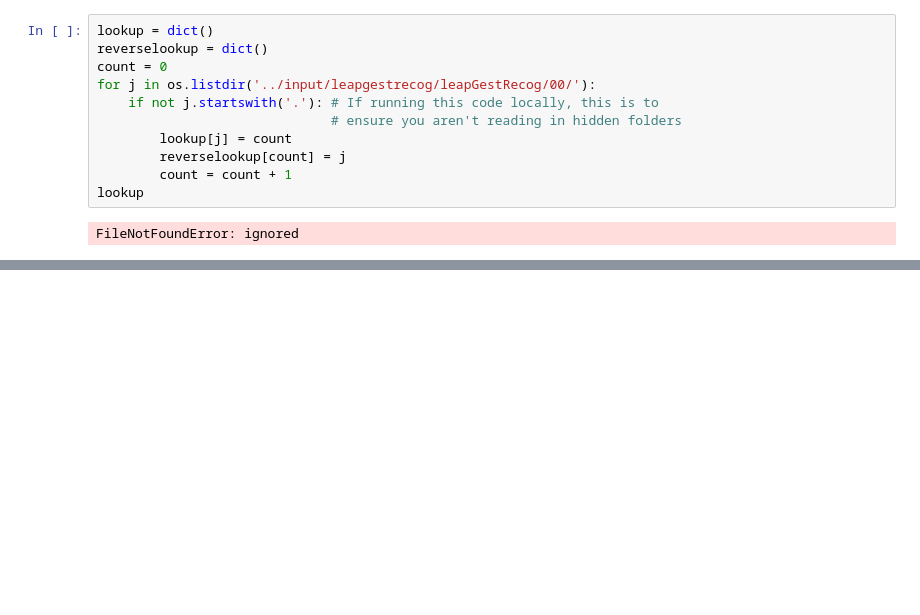
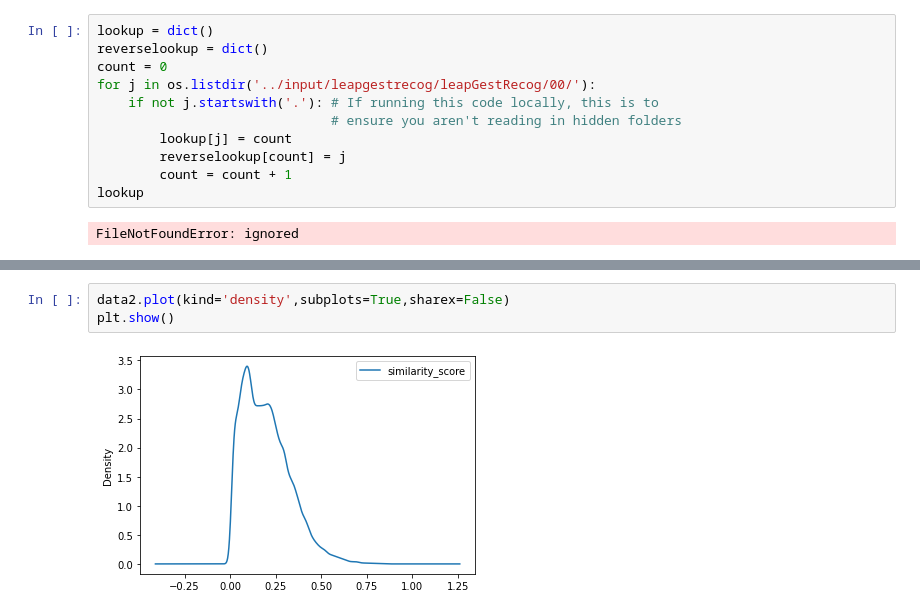
Before and after one commit to PaperBlade/Latihan, a Jupyter notebook: coba.ipynb, the cells around one changed output, grey strips where cells are left out. Cells and saved outputs as stored; diff of their text form; blank space fills up the shorter version.

```diff
--- a/coba.ipynb
+++ b/coba.ipynb
@@ -124,0 +172,5 @@ FileNotFoundError: ignored
+# %%
+data2.plot(kind='density',subplots=True,sharex=False)
+plt.show()
+# %% [output]
+[figure, added]
```
Also changed, not shown: parts of 15 cells of this notebook.
